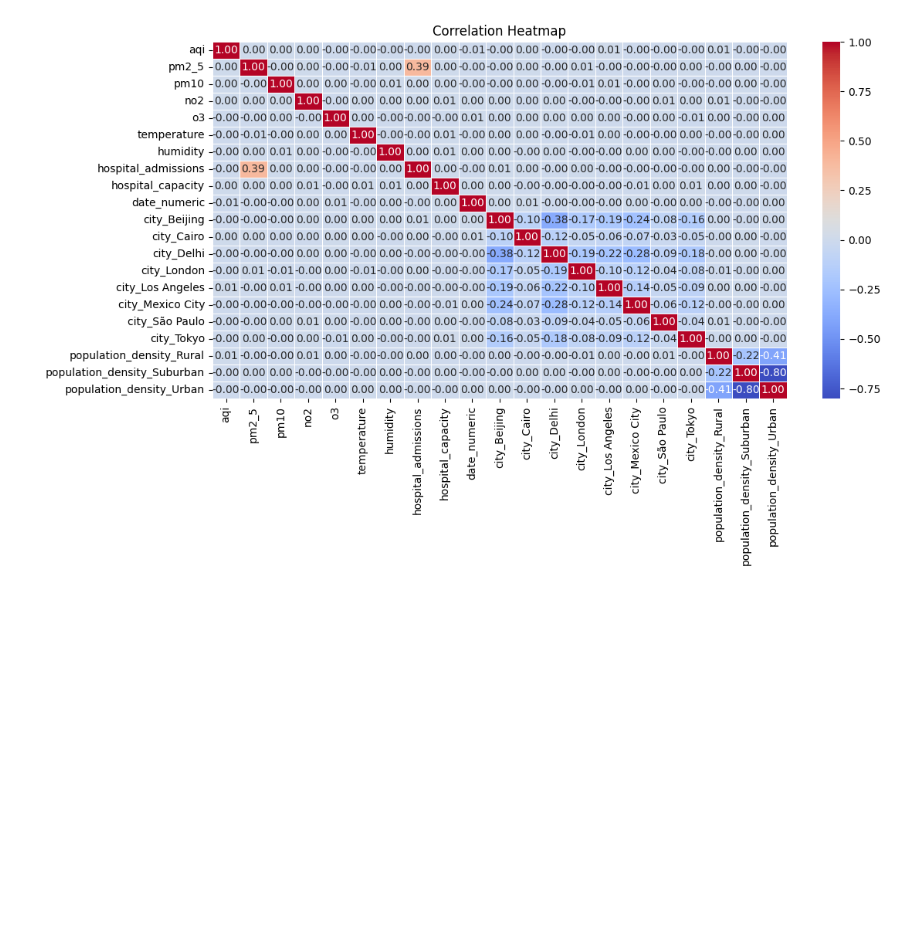
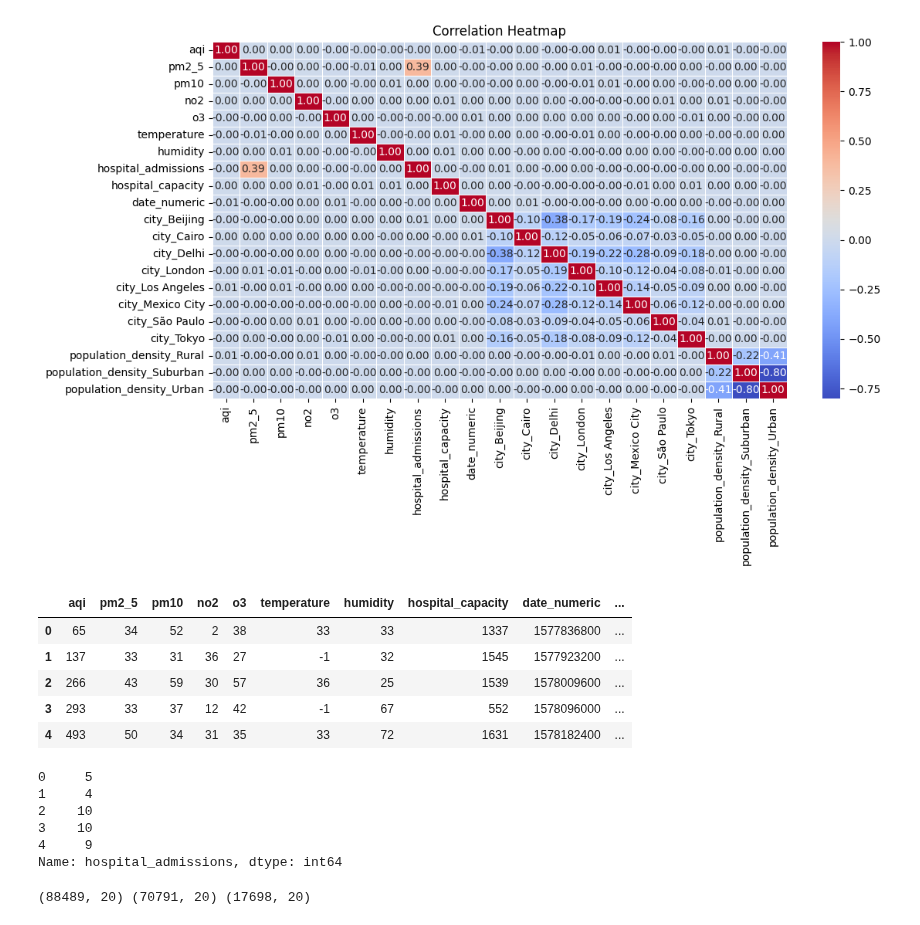
Before and after one commit to GENTLEW1ND/Python, a Jupyter notebook: air-quality-and-temperature.ipynb, the cells around one changed output. Cells and saved outputs as stored; diff of their text form; code cells hidden in the pictures; blank space fills up the shorter version.

Commit message:
Kaggle Notebook | Air quality and temperature | Version 5

```diff
--- a/air-quality-and-temperature.ipynb
+++ b/air-quality-and-temperature.ipynb
@@ -244,4 +244,23 @@ plt.show()
 [figure]
 # %%
 # splitting the data into features and targets
-# features = data.drop()
+features = data.drop(columns=['hospital_admissions'])
+target = data['hospital_admissions']
+# %%
+features.head()
+# %% [output]
+|  | aqi | pm2_5 | pm10 | no2 | o3 | temperature | humidity | hospital_capacity | date_numeric | ... |
+| 0 | 65 | 34 | 52 | 2 | 38 | 33 | 33 | 1337 | 1577836800 | ... |
+| 1 | 137 | 33 | 31 | 36 | 27 | -1 | 32 | 1545 | 1577923200 | ... |
+| 2 | 266 | 43 | 59 | 30 | 57 | 36 | 25 | 1539 | 1578009600 | ... |
+| 3 | 293 | 33 | 37 | 12 | 42 | -1 | 67 | 552 | 1578096000 | ... |
+| 4 | 493 | 50 | 34 | 31 | 35 | 33 | 72 | 1631 | 1578182400 | ... |
+# %%
+target.head()
+# %% [output]
+0     5
+1     4
+2    10
+3    10
+4     9
+Name: hospital_admissions, dtype: int64
@@ -247,0 +271,4 @@ plt.show()
+# %%
+print(features.shape, x_train.shape, x_test.shape)
+# %% [output]
+(88489, 20) (70791, 20) (17698, 20)
```
Also changed, not shown: parts of 7 cells of this notebook.
